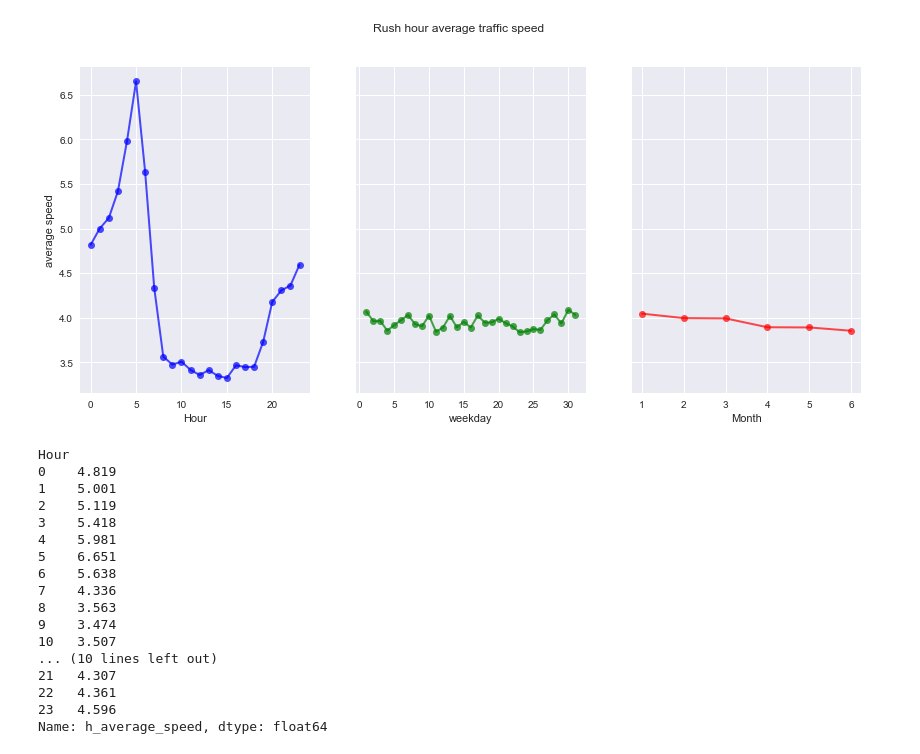
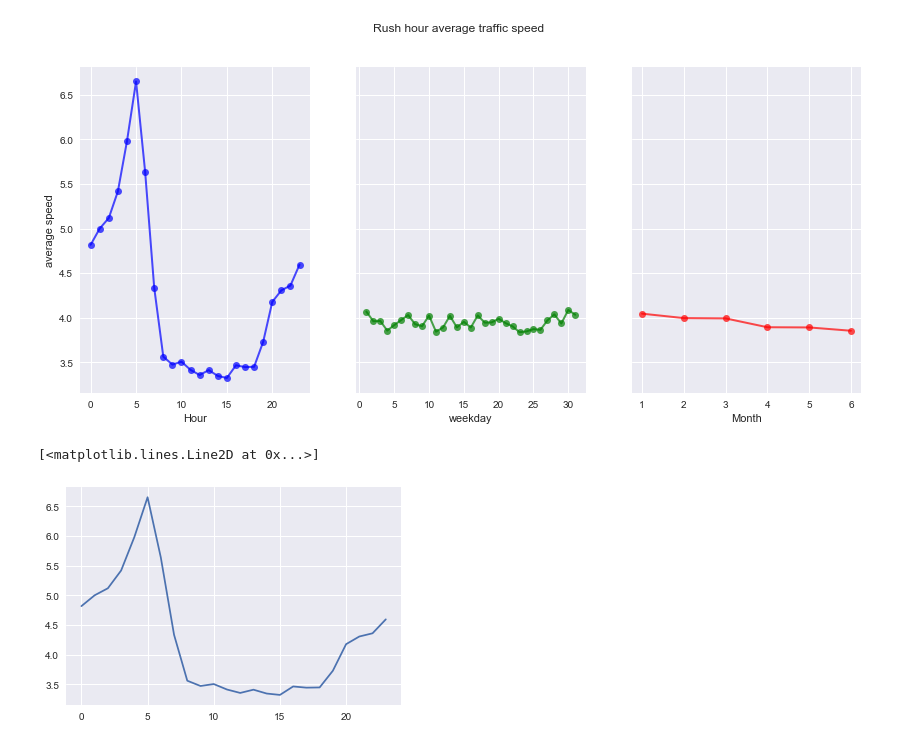
Before and after one commit to rakshithvasudev/Machine-Learning, a Jupyter notebook: Taxi Time Predictions/TaxiTripTime .ipynb, the cells around one changed output. Drawn from its saved outputs; the diff is of its cells as text; code cells hidden in the pictures.

Commit message:
scatter and plot

```diff
--- a/Taxi Time Predictions/TaxiTripTime .ipynb
+++ b/Taxi Time Predictions/TaxiTripTime .ipynb
@@ -513,22 +513,7 @@ plt.show()
 # %% [output]
 [figure]
 # %%
-Train.groupby('Hour').mean()['h_average_speed']
+plt.plot(Train.groupby('Day').mean()['h_average_speed'])
 # %% [output]
-Hour
-0    4.819
-1    5.001
-2    5.119
-3    5.418
-4    5.981
-5    6.651
-6    5.638
-7    4.336
-8    3.563
-9    3.474
-10   3.507
-... (10 lines left out)
-21   4.307
-22   4.361
-23   4.596
-Name: h_average_speed, dtype: float64
+[<matplotlib.lines.Line2D at 0x...>]
+[figure, added]
```
